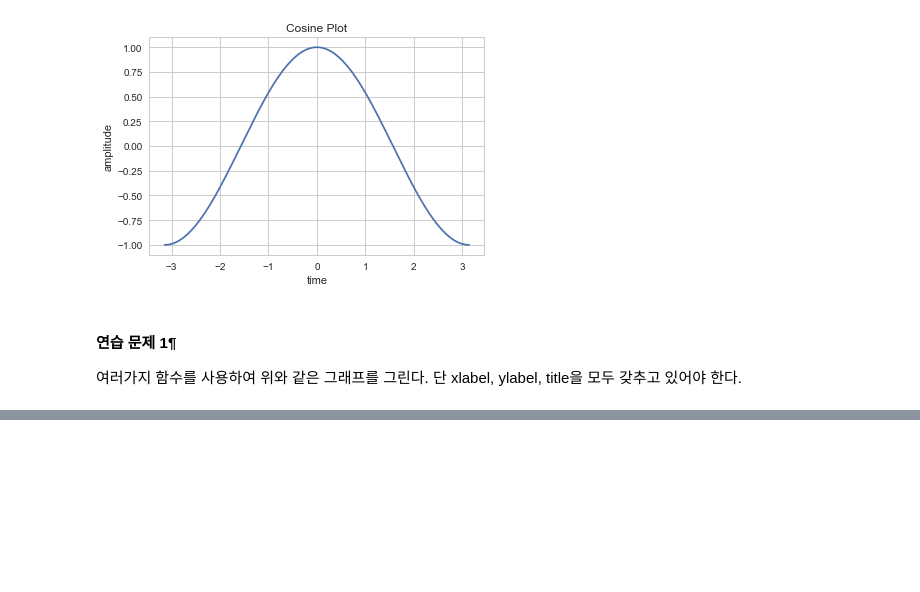
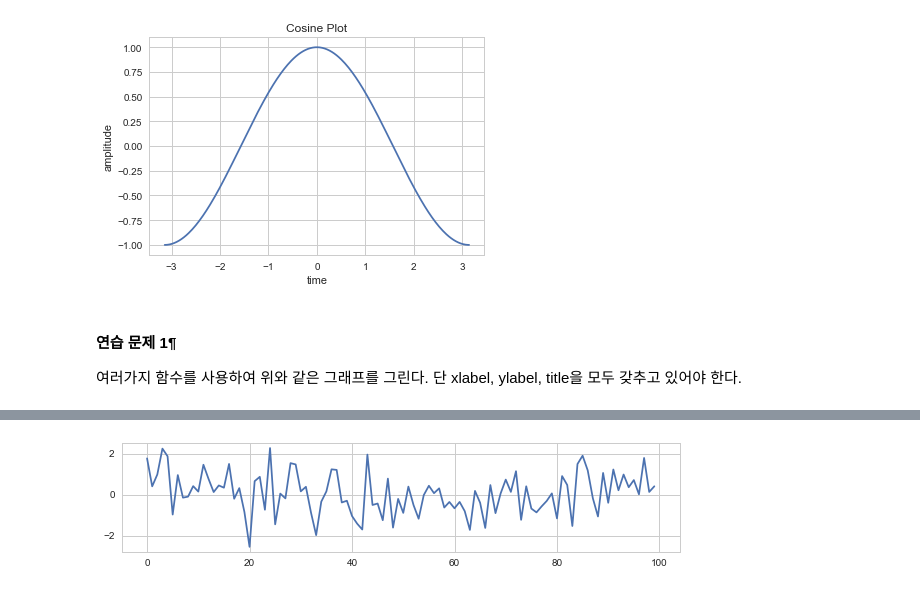
Before and after one commit to annakimm/TIL, a Jupyter notebook: dss/matplot/01_basic.ipynb, the cells around one changed output, grey strips where cells are left out. Drawn from its saved outputs; the diff is of its cells as text; code cells hidden in the pictures; blank space fills up the shorter version.

```diff
--- a/dss/matplot/01_basic.ipynb
+++ b/dss/matplot/01_basic.ipynb
@@ -260,0 +273,8 @@ plt.show()
+# %%
+# ?
+np.random.seed(0)
+f1 = plt.figure(figsize=(10,2)     #크기 조절
+plt.plot(np.random.randn(100))
+plt.show()
+# %% [output]
+[figure, added]
```
Also changed, not shown: parts of 16 cells of this notebook, 2 other files.
